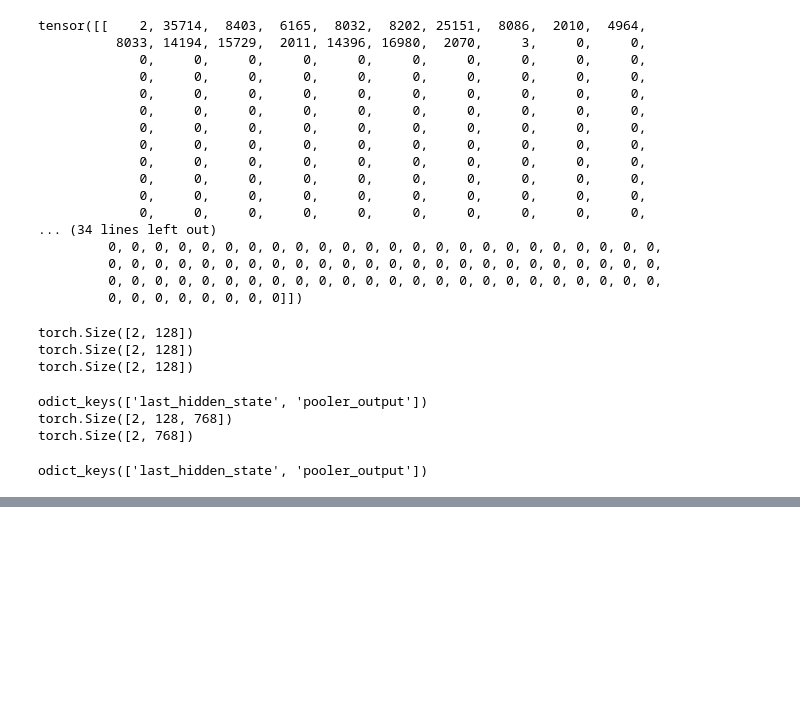
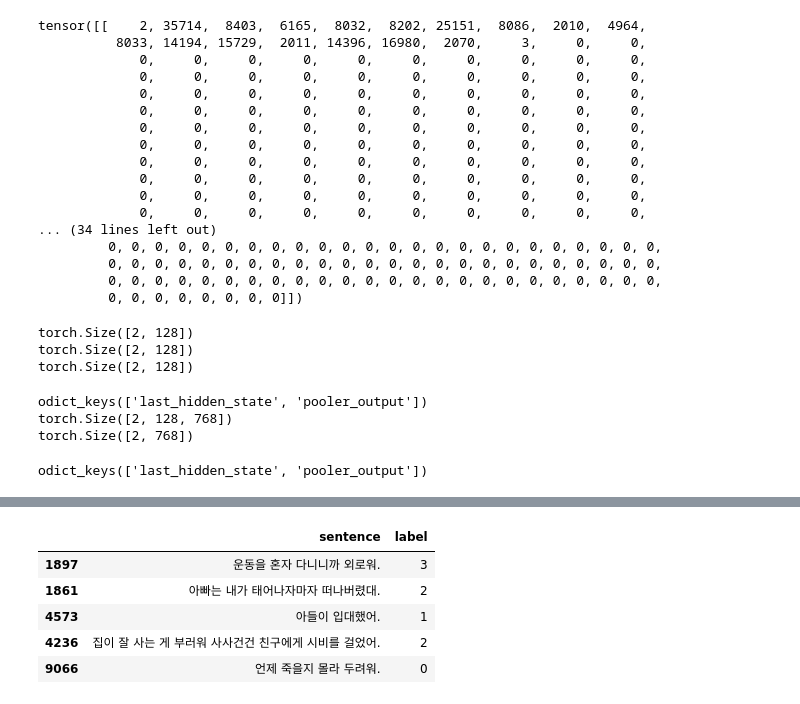
Before and after one commit to JoSangYeon/Emotion_Classifier_Project, a Jupyter notebook: TEMP.ipynb, the cells around one changed output, grey strips where cells are left out. Saved outputs shown, nothing was run; the diff lists cells and outputs as text; code cells hidden in the pictures; blank space fills up the shorter version.

```diff
--- a/TEMP.ipynb
+++ b/TEMP.ipynb
@@ -193,0 +387,11 @@ odict_keys(['last_hidden_state', 'pooler_output'])
+# %%
+t_data = pd.concat([train_x, train_y], axis=1)
+v_data = pd.concat([valid_x, valid_y], axis=1)
+t_data.head()
+# %% [output]
+|  | sentence | label |
+| 1897 | 운동을 혼자 다니니까 외로워. | 3 |
+| 1861 | 아빠는 내가 태어나자마자 떠나버렸대. | 2 |
+| 4573 | 아들이 입대했어. | 1 |
+| 4236 | 집이 잘 사는 게 부러워 사사건건 친구에게 시비를 걸었어. | 2 |
+| 9066 | 언제 죽을지 몰라 두려워. | 0 |
```
Also changed, not shown: parts of 25 cells of this notebook, 4 other files.
